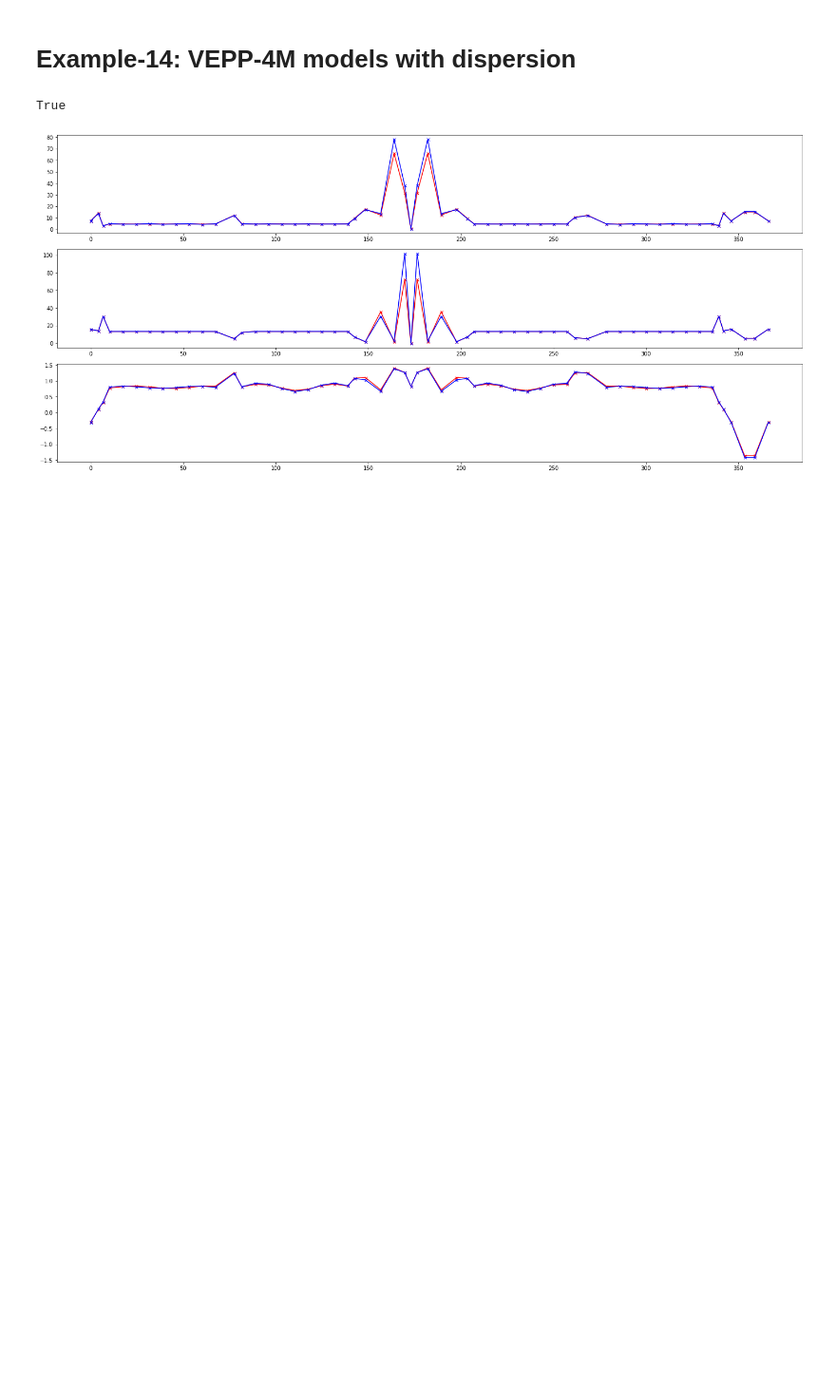
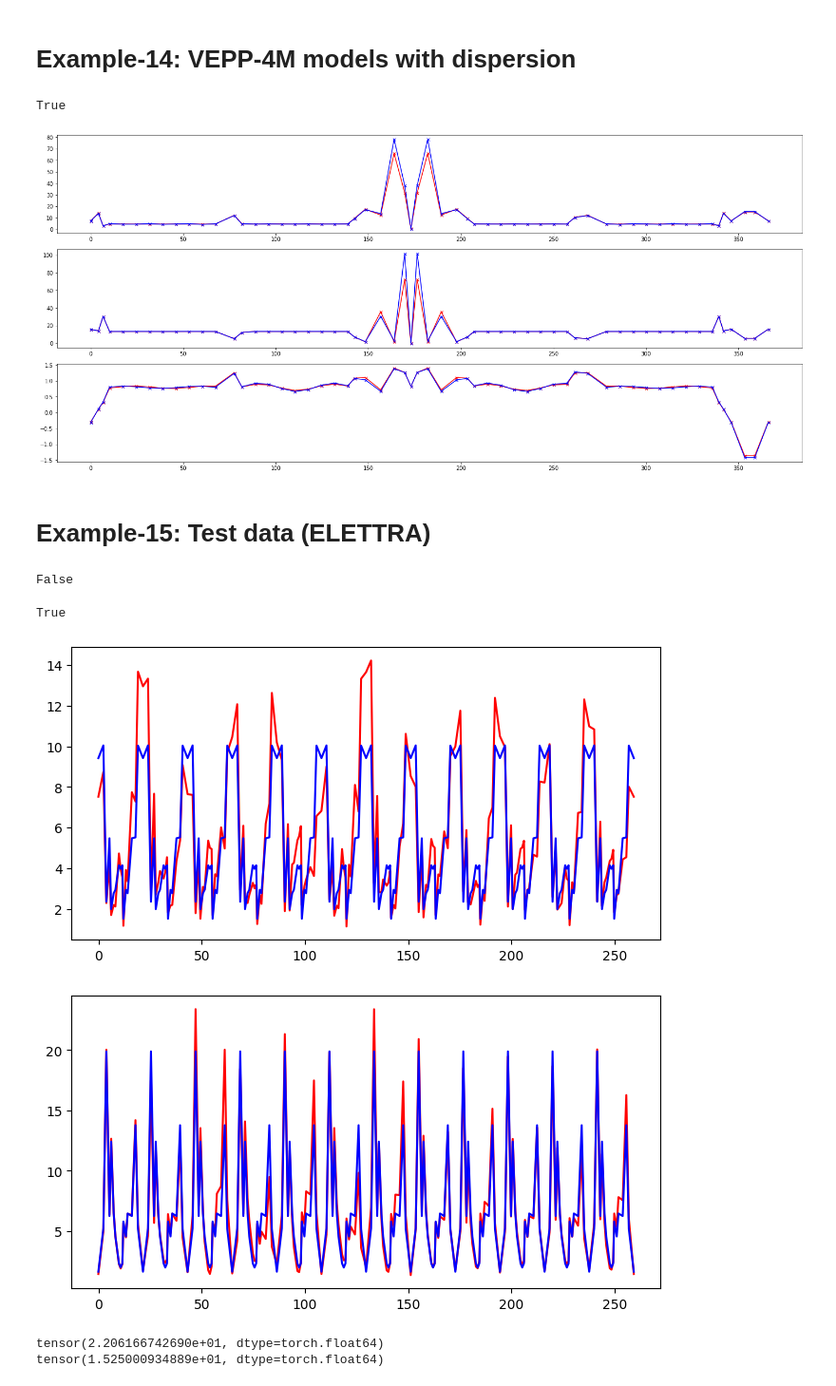
Before and after one commit to i-a-morozov/harmonica, a Jupyter notebook: notebook/nb_model.ipynb, the cells around one changed output. Shown at 95% size. Saved outputs shown, nothing was run; the diff lists cells and outputs as text; code cells hidden in the pictures; blank space fills up the shorter version.

```diff
--- a/notebook/nb_model.ipynb
+++ b/notebook/nb_model.ipynb
@@ -2660,3 +2660,33 @@ plt.tight_layout()
 plt.show()
 # %% [output]
 [figure]
+# %% [markdown]
+# Example-15: Test data (ELETTRA)
+# %%
+# Import
+
+import numpy
+import pandas
+import torch
+import yaml
+
+import sys
+sys.path.append('..')
+
+from harmonica.util import mod
+from harmonica.statistics import mean, variance
+from harmonica.statistics import weighted_mean, weighted_variance
+from harmonica.window import Window
+from harmonica.data import Data
+from harmonica.frequency import Frequency
+from harmonica.filter import Filter
+from harmonica.decomposition import Decomposition
+from harmonica.model import Model
+from harmonica.table import Table
+
+import matplotlib.pyplot as plt
+
+torch.set_printoptions(precision=12, sci_mode=True)
+print(torch.cuda.is_available())
+# %% [output]
+False
@@ -2662,0 +2698,48 @@ plt.show()
+# %%
+# Test trajectories at locations can be generated for a given initial condition
+# Set uncoupled model
+
+model = Model(path='../config/elettra.yaml', model='uncoupled', dtype=dtype, device=device)
+
+# Generate errors
+
+model.make_error(5.0E-3, 1.0E-3)
+
+# Compute transport matrices
+
+model.make_transport(error=True, exact=False)
+
+# Compute twiss (not used in generation of trajectories)
+
+model.make_twiss()
+print(model.is_stable)
+# %% [output]
+True
+# %%
+# Twiss parameters with errors
+
+ax_out, bx_out, ay_out, by_out = model.out_cs.T
+
+def rms(x):
+    return (x**2).mean().sqrt()
+
+bbx = 100.0*(model.bx - bx_out) / model.bx
+bby = 100.0*(model.by - by_out) / model.by
+
+plt.figure(figsize=(8, 4))
+plt.errorbar(model.time, bx_out, color='red')
+plt.errorbar(model.time, model.bx, color='blue')
+plt.show()
+
+plt.figure(figsize=(8, 4))
+plt.errorbar(model.time, by_out, color='red')
+plt.errorbar(model.time, model.by, color='blue')
+plt.show()
+
+print(rms(bbx))
+print(rms(bby))
+# %% [output]
+[figure, added]
+[figure, added]
+tensor(2.206166742690e+01, dtype=torch.float64)
+tensor(1.525000934889e+01, dtype=torch.float64)
```
Also changed, not shown: parts of 12 cells of this notebook, 5 other files.
